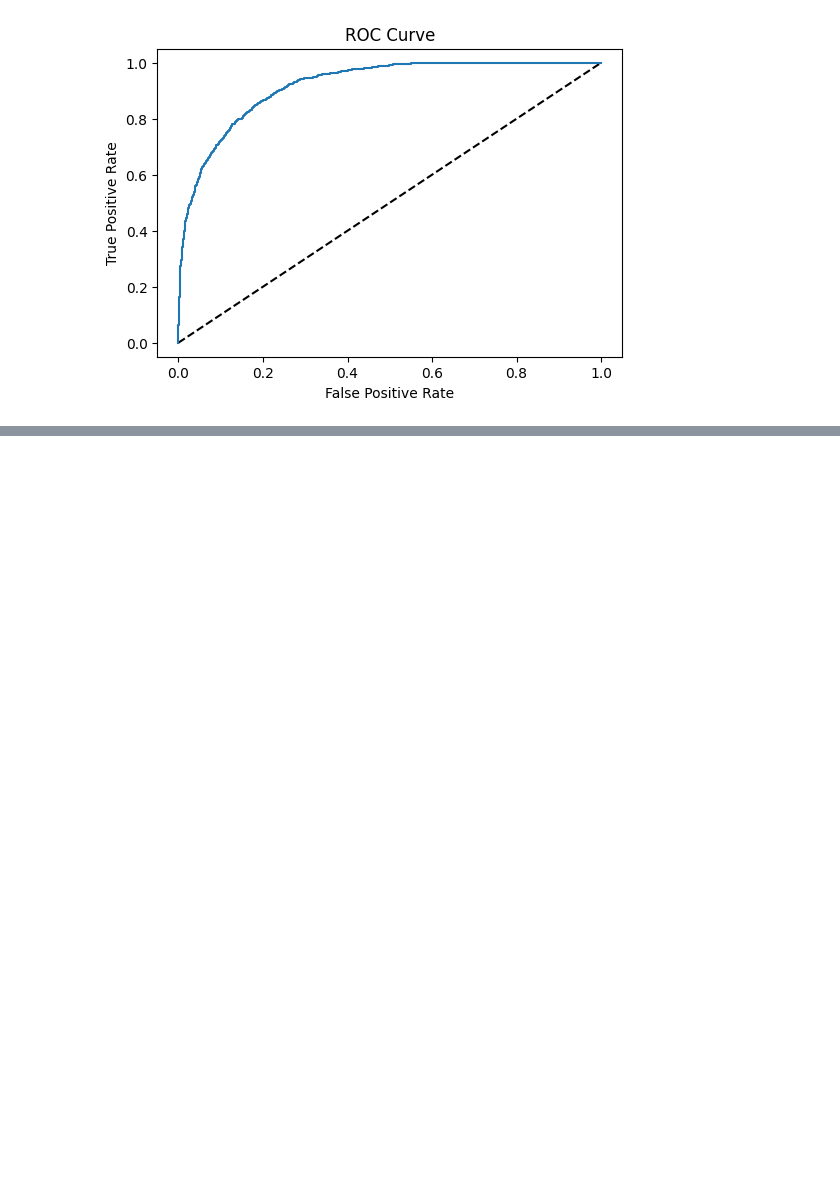
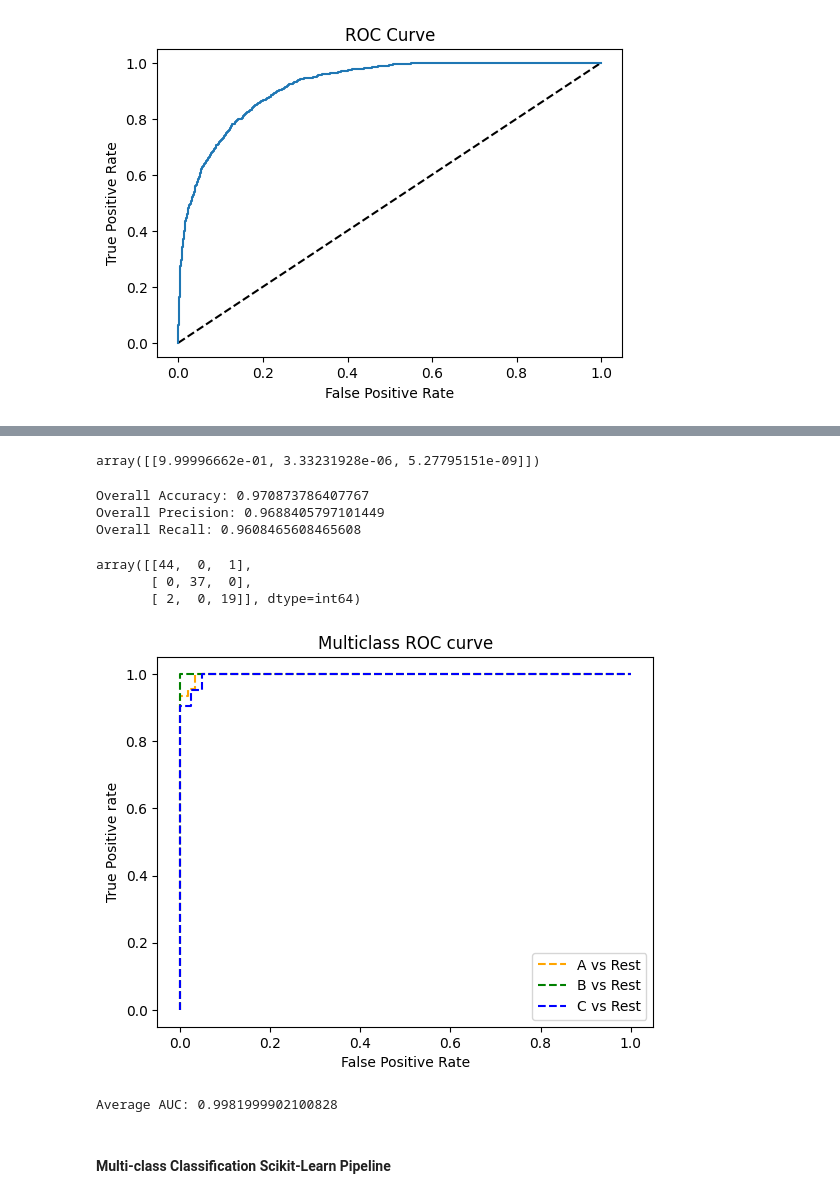
Before and after one commit to LuciaRavazzi/AzureML, a Jupyter notebook: AzureDataScientistAssociate/1_Create_Machine_Learning_Models/3_Train_Evaluate_Classification_Models.ipynb, the cells around one changed output, grey strips where cells are left out. Drawn from its saved outputs; the diff is of its cells as text; code cells hidden in the pictures; blank space fills up the shorter version.

```diff
--- a/AzureDataScientistAssociate/1_Create_Machine_Learning_Models/3_Train_Evaluate_Classification_Models.ipynb
+++ b/AzureDataScientistAssociate/1_Create_Machine_Learning_Models/3_Train_Evaluate_Classification_Models.ipynb
@@ -255,0 +332,12 @@ pred = model.predict(X_new)
+# %%
+from sklearn.model_selection import train_test_split
+
+X, y = penguins.drop(['Species'], axis = 1), penguins['Species']
+
+# Stratify preserve the same labels' distribution in the training and validation.
+X_train, X_val, y_train, y_val = train_test_split(X, y, test_size = 0.3, random_state = 0, stratify  =y)
+# %%
+from sklearn.linear_model import LogisticRegression
+
+reg = 0.1
+multi_model = LogisticRegression(C = 1/reg, solver = 'lbfgs', multi_class = 'auto', max_iter = 10000).fit(X_train, y_train)
@@ -255,0 +360,55 @@ pred = model.predict(X_new)
+# %%
+multi_model.predict_proba(np.array(X_val.values[0]).reshape(1, -1))
+# %% [output]
+array([[9.99996662e-01, 3.33231928e-06, 5.27795151e-09]])
+# %%
+from sklearn.metrics import accuracy_score, precision_score, recall_score
+
+print("Overall Accuracy:",accuracy_score(y_val, pred))
+print("Overall Precision:",precision_score(y_val, pred, average='macro'))
+print("Overall Recall:",recall_score(y_val, pred, average='macro'))
+# %% [output]
+Overall Accuracy: 0.970873786407767
+Overall Precision: 0.9688405797101449
+Overall Recall: 0.9608465608465608
+# %%
+from sklearn.metrics import confusion_matrix
+
+confusion_matrix(y_val, pred)
+# %% [output]
+array([[44,  0,  1],
+       [ 0, 37,  0],
+       [ 2,  0, 19]], dtype=int64)
+# %%
+from sklearn.metrics import roc_curve
+from sklearn.metrics import roc_auc_score
+
+# Get class probability scores
+penguin_prob = multi_model.predict_proba(X_val)
+
+# Get ROC metrics for each class
+fpr = {}
+tpr = {}
+thresh ={}
+penguin_classes = ['A', 'B', 'C']
+for i in range(len(penguin_classes)):
+    fpr[i], tpr[i], thresh[i] = roc_curve(y_val, penguin_prob[:,i], pos_label=i)
+
+# Plot the ROC chart
+plt.plot(fpr[0], tpr[0], linestyle='--',color='orange', label=penguin_classes[0] + ' vs Rest')
+plt.plot(fpr[1], tpr[1], linestyle='--',color='green', label=penguin_classes[1] + ' vs Rest')
+plt.plot(fpr[2], tpr[2], linestyle='--',color='blue', label=penguin_classes[2] + ' vs Rest')
+plt.title('Multiclass ROC curve')
+plt.xlabel('False Positive Rate')
+plt.ylabel('True Positive rate')
+plt.legend(loc='best')
+plt.show()
+# %% [output]
+[figure, added]
+# %%
+auc = roc_auc_score(y_val, penguin_prob, multi_class='ovr')
+print('Average AUC:', auc)
+# %% [output]
+Average AUC: 0.9981999902100828
+# %% [markdown]
+#### Multi-class Classification Scikit-Learn Pipeline
```
Also changed, not shown: parts of 34 cells of this notebook, 1 other file.
